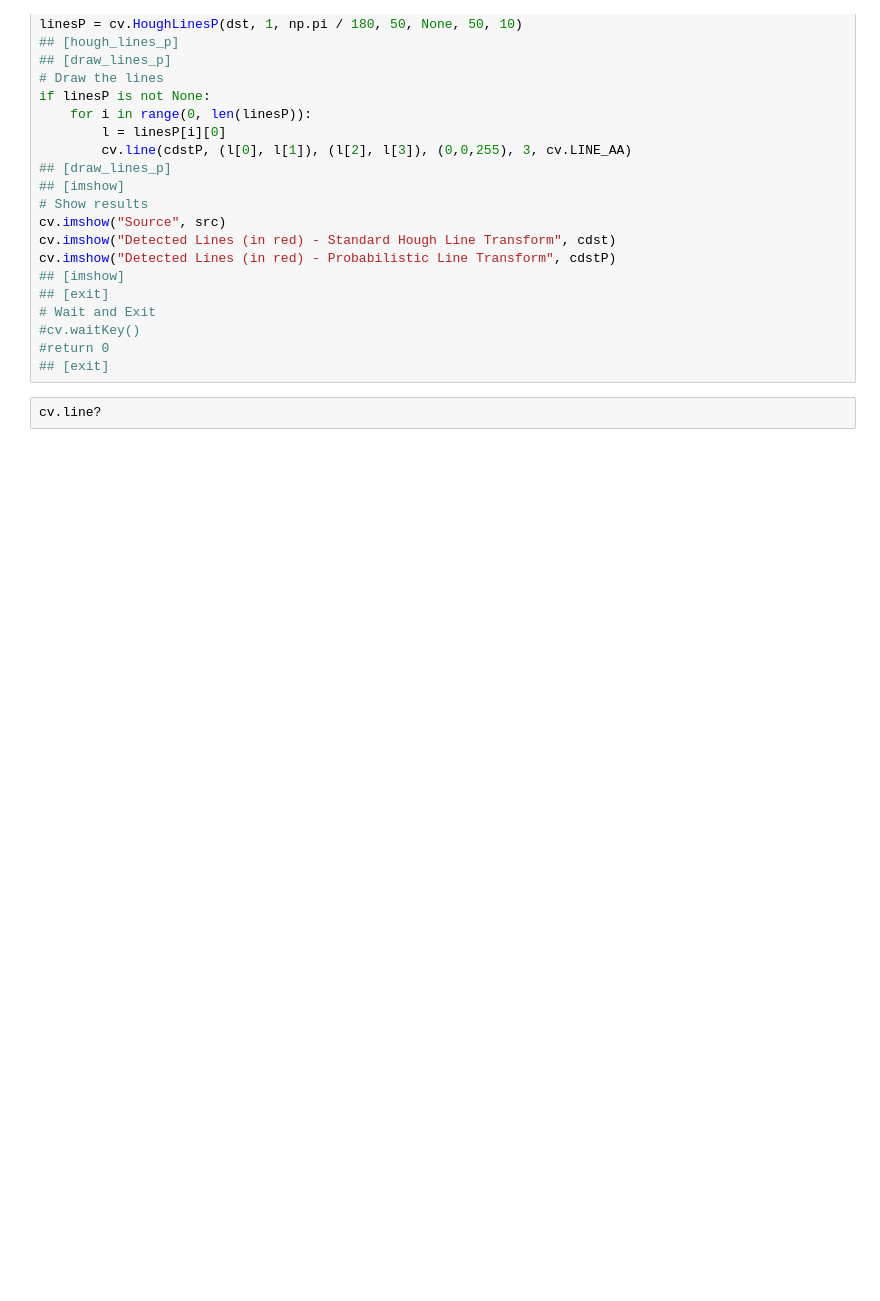
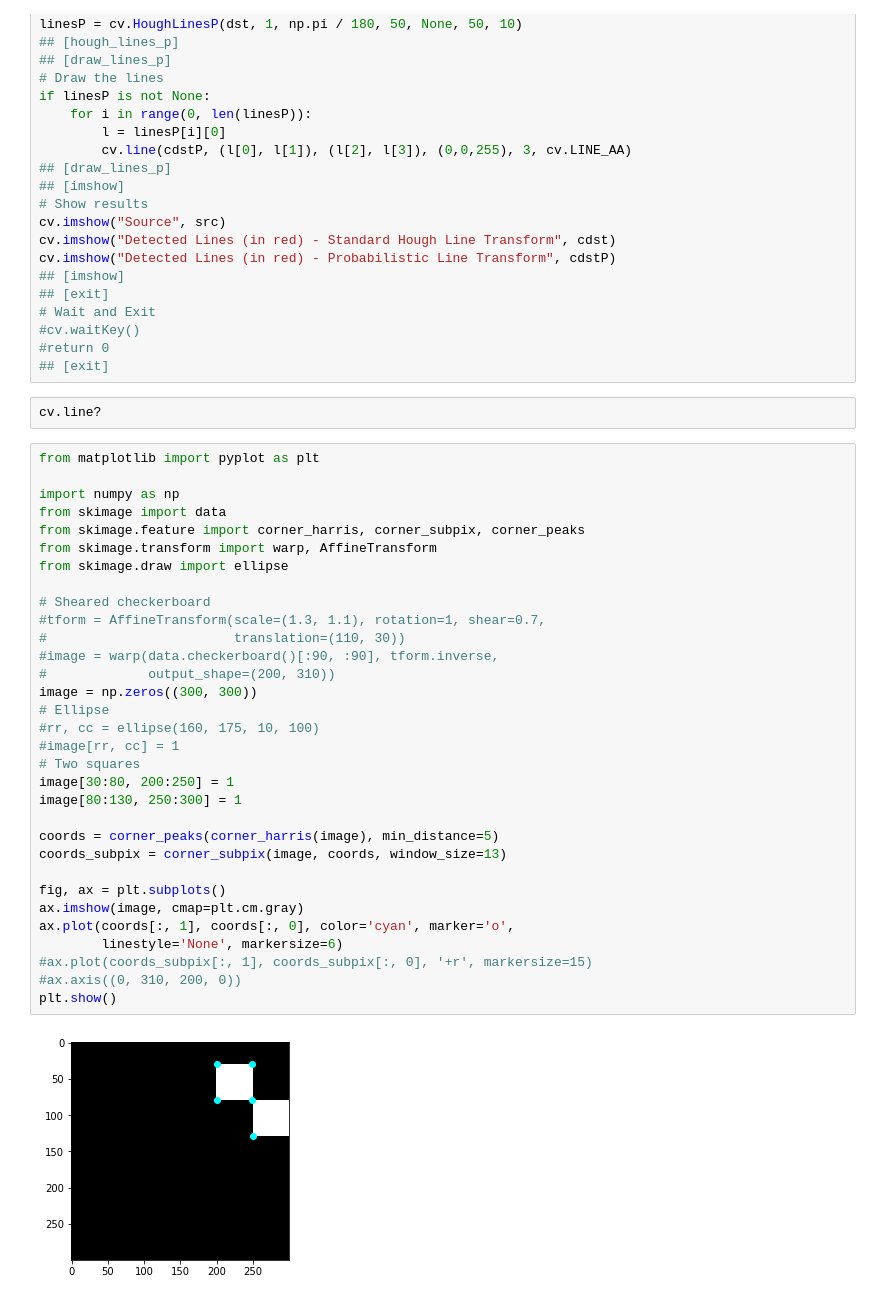
Before and after one commit to AngusG/deep-learning-dreissenid, a Jupyter notebook: Untitled.ipynb, the cells around one changed output. Saved outputs shown, nothing was run; the diff lists cells and outputs as text; blank space fills up the shorter version.

```diff
--- a/Untitled.ipynb
+++ b/Untitled.ipynb
@@ -72,3 +72,37 @@ cv.imshow("Detected Lines (in red) - Probabilistic Line Transform", cdstP)
 ## [exit]
 # %%
 cv.line?
+# %%
+from matplotlib import pyplot as plt
+
+import numpy as np
+from skimage import data
+from skimage.feature import corner_harris, corner_subpix, corner_peaks
+from skimage.transform import warp, AffineTransform
+from skimage.draw import ellipse
+
+# Sheared checkerboard
+#tform = AffineTransform(scale=(1.3, 1.1), rotation=1, shear=0.7,
+#                        translation=(110, 30))
+#image = warp(data.checkerboard()[:90, :90], tform.inverse,
+#             output_shape=(200, 310))
+image = np.zeros((300, 300))
+# Ellipse
+#rr, cc = ellipse(160, 175, 10, 100)
+#image[rr, cc] = 1
+# Two squares
+image[30:80, 200:250] = 1
+image[80:130, 250:300] = 1
+
+coords = corner_peaks(corner_harris(image), min_distance=5)
+coords_subpix = corner_subpix(image, coords, window_size=13)
+
+fig, ax = plt.subplots()
+ax.imshow(image, cmap=plt.cm.gray)
+ax.plot(coords[:, 1], coords[:, 0], color='cyan', marker='o',
+        linestyle='None', markersize=6)
+#ax.plot(coords_subpix[:, 1], coords_subpix[:, 0], '+r', markersize=15)
+#ax.axis((0, 310, 200, 0))
+plt.show()
+# %% [output]
+[figure, added]
```
Also changed, not shown: parts of 2 cells of this notebook, 3 other files.
